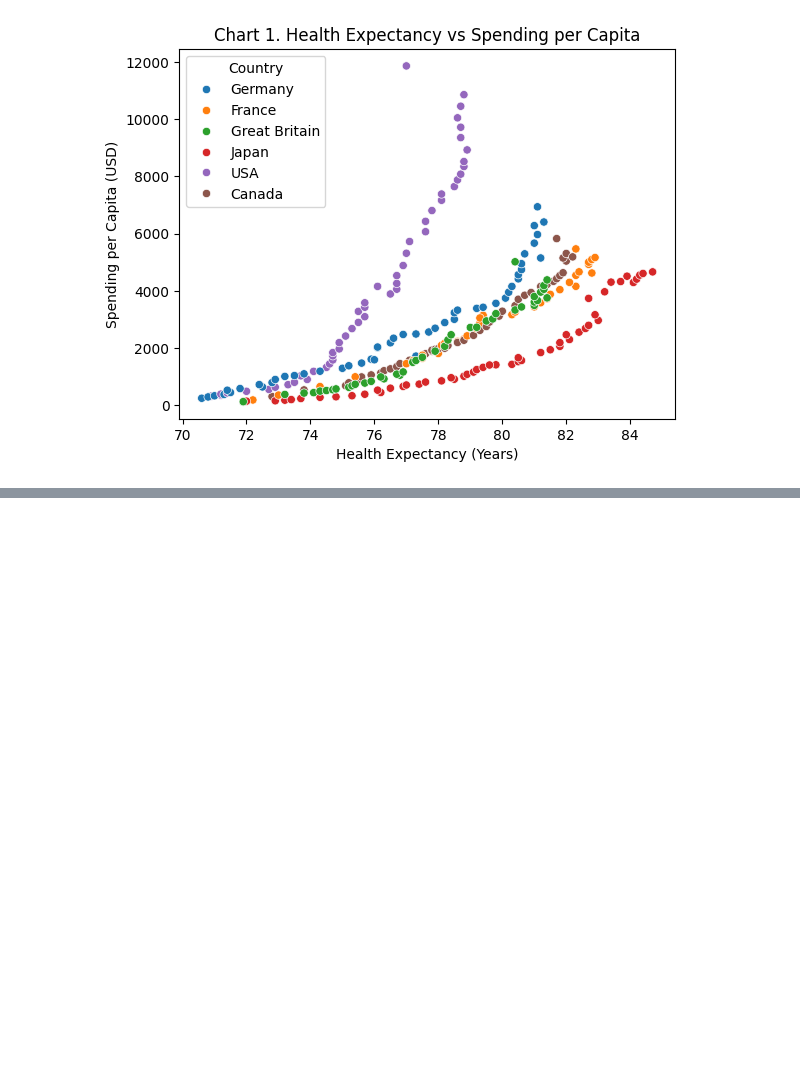
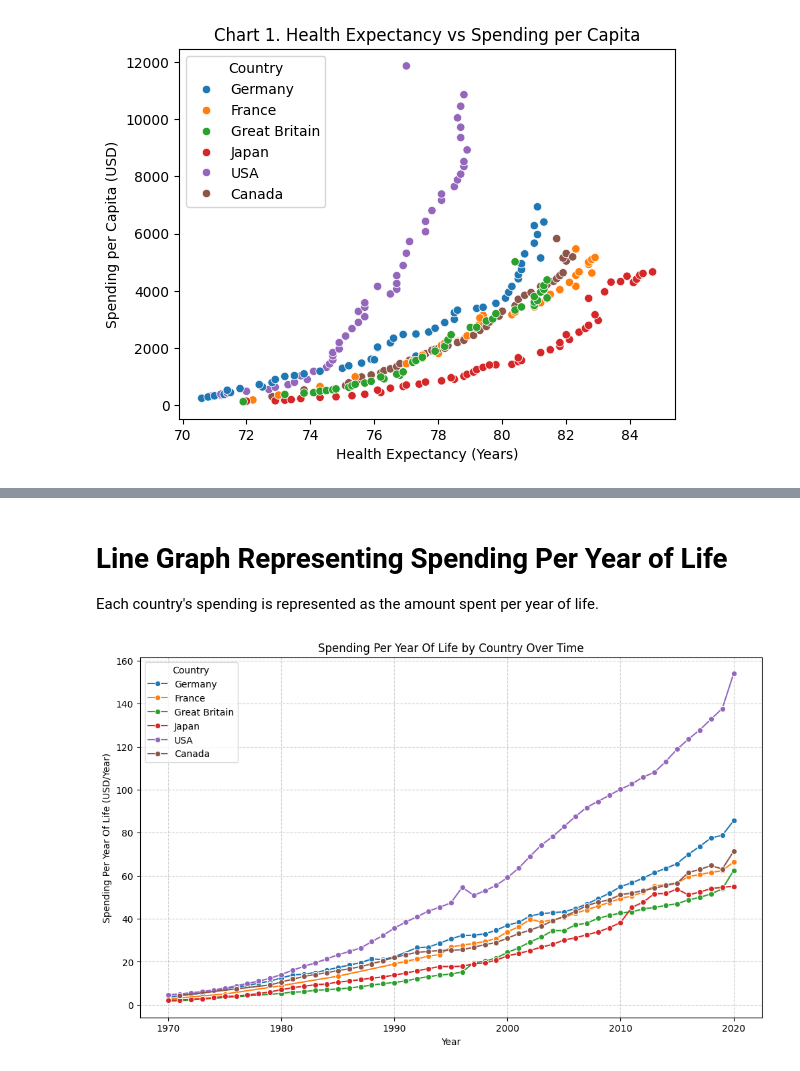
Before and after one commit to jarjarredred/datafun-06-eda, a Jupyter notebook: jarred_eda.ipynb, the cells around one changed output, grey strips where cells are left out. Saved outputs shown, nothing was run; the diff lists cells and outputs as text; code cells hidden in the pictures; blank space fills up the shorter version.

Commit message:
added graphs and shared initial insights

```diff
--- a/jarred_eda.ipynb
+++ b/jarred_eda.ipynb
@@ -125,0 +123,9 @@ Rename 1 column and add 1 column
+# %%
+# Feature Engineering
+# Renaming a column
+healthexp_df.rename(columns={'Life_Expectancy': 'Life_Expectancy_Years'}, inplace=True)
+
+# Adding a new column
+healthexp_df['Spending_Per_Year_Of_Life'] = healthexp_df['Spending_USD'] / healthexp_df['Life_Expectancy_Years']
+healthexp_df[['Spending_USD', 'Life_Expectancy_Years', 'Spending_Per_Year_Of_Life']].head()
+# Inspect histogram of new column
@@ -158,0 +170,14 @@ Text(0.5, 1.0, 'Chart 1. Health Expectancy vs Spending per Capita')
+# %% [markdown]
+# Line Graph Representing Spending Per Year of Life
+Each country's spending is represented as the amount spent per year of life.
+# %%
+plt.figure(figsize=(12, 7))
+sns.lineplot(data=healthexp_df, x='Year', y='Spending_Per_Year_Of_Life', hue='Country', marker='o')
+plt.title('Spending Per Year Of Life by Country Over Time')
+plt.xlabel('Year')
+plt.ylabel('Spending Per Year Of Life (USD/Year)')
+plt.grid(True, linestyle='--', alpha=0.6)
+plt.legend(title='Country')
+plt.show()
+# %% [output]
+[figure, added]
```
Also changed, not shown: parts of 17 cells of this notebook, 1 other file.
